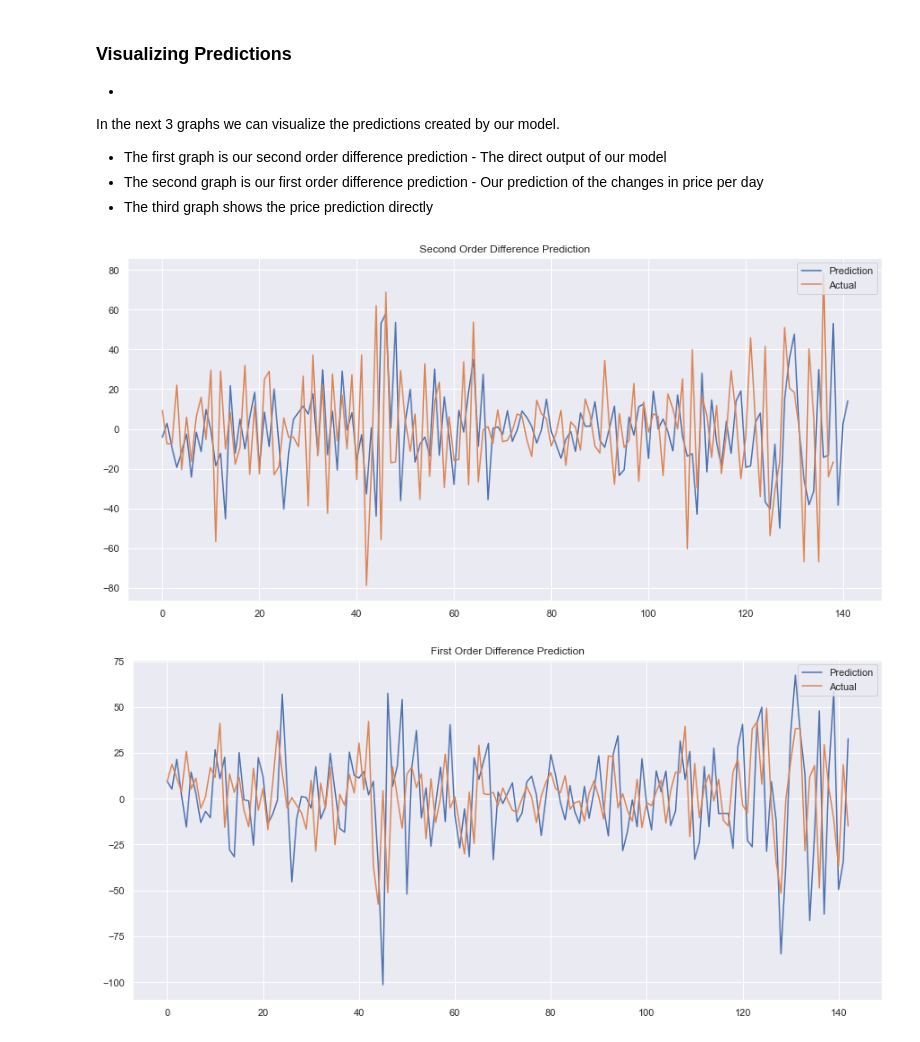
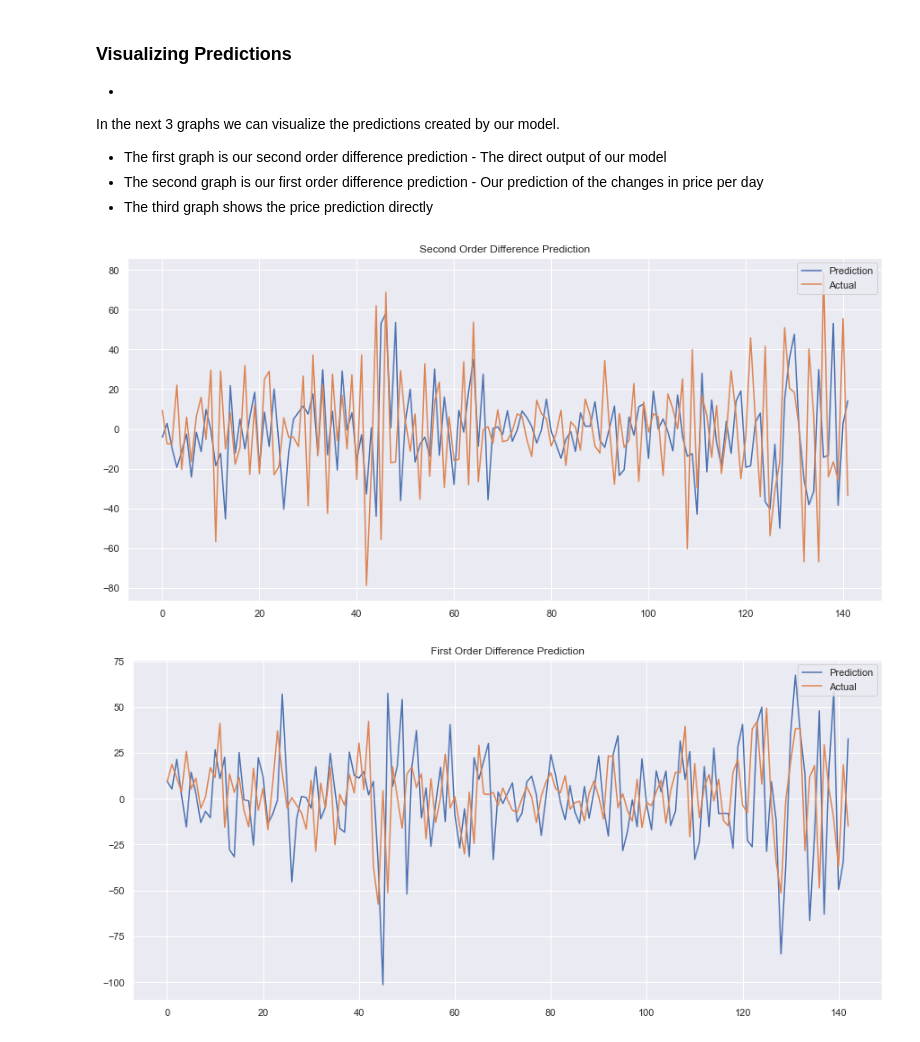
Before and after one commit to leonardosavasta/ethereum_analysis, a Jupyter notebook: DataExploration.ipynb, the cells around one changed output. Cells and saved outputs as stored; diff of their text form; code cells hidden in the pictures.

```diff
--- a/DataExploration.ipynb
+++ b/DataExploration.ipynb
@@ -51,7 +51,7 @@ plt.show()
 The dristribution of closing prices per day over time is right skewed, and so we know there are outliers on the high end of the distribution.
 # %%
 # Normalizing data by identifying returns
-ethusd_data['diff'] = ethusd_data['close'] - ethusd_data['close'].shift(1)
-ethusd_data['diff'] = ethusd_data['diff'] - ethusd_data['diff'].shift(1)
+ethusd_data['diff1'] = ethusd_data['close'] - ethusd_data['close'].shift(1)
+ethusd_data['diff'] = ethusd_data['diff1'] - ethusd_data['diff1'].shift(1)
 ethusd_data = pd.concat((ethusd_data['diff'].rolling(7).mean(), ethusd_data), join='inner', axis=1).dropna().reset_index(drop=True)
 ethusd_data.columns = ethusd_data.columns = ["diff_ma"] + list(ethusd_data.columns)[1:]
@@ -210,12 +217,12 @@ In the next 3 graphs we can visualize the predictions created by our model.
 # %%
 fig, ax = plt.subplots(figsize=(15,7))
 ax.set_title("Second Order Difference Prediction")
 ax.plot(phat_one, label="Prediction")
-ax.plot(test_diff, label="Actual")
+ax.plot(get_difference(2, np.array(test_data['close'])), label="Actual")
 plt.legend(loc="upper right")
 plt.show()
 # %% [output]
-[figure, old version]
+[figure, new version]
 # %%
 fig, ax = plt.subplots(figsize=(15,7))
 ax.set_title("First Order Difference Prediction")
```
Also changed, not shown: parts of 4 cells of this notebook.
